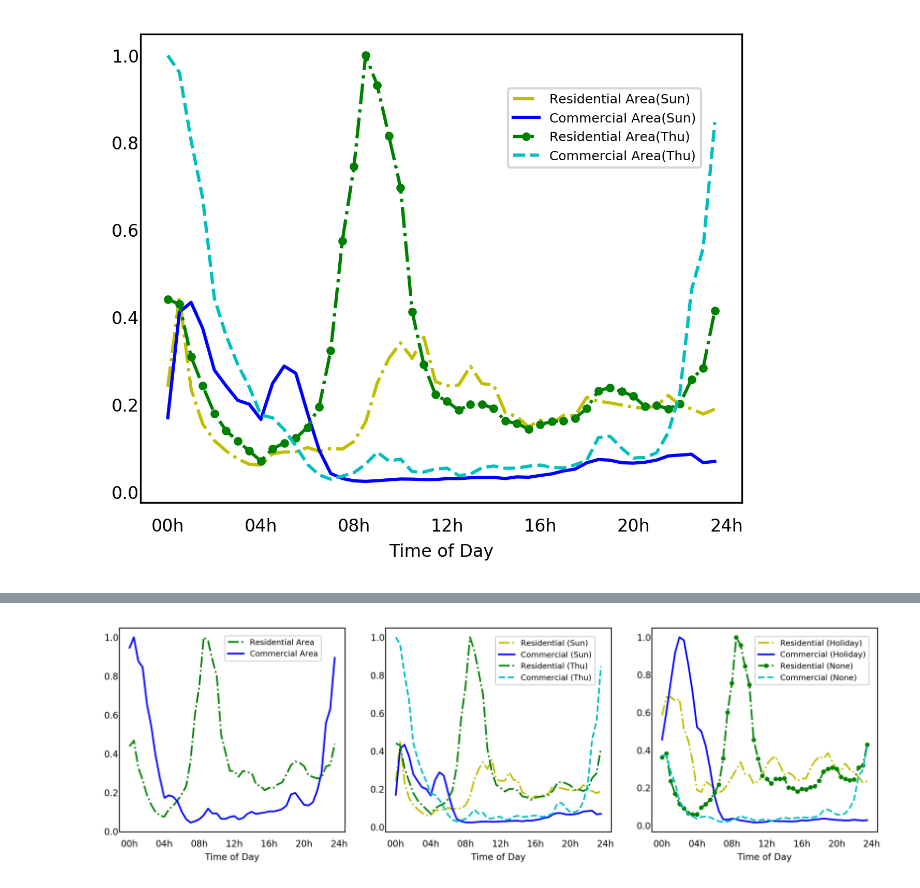
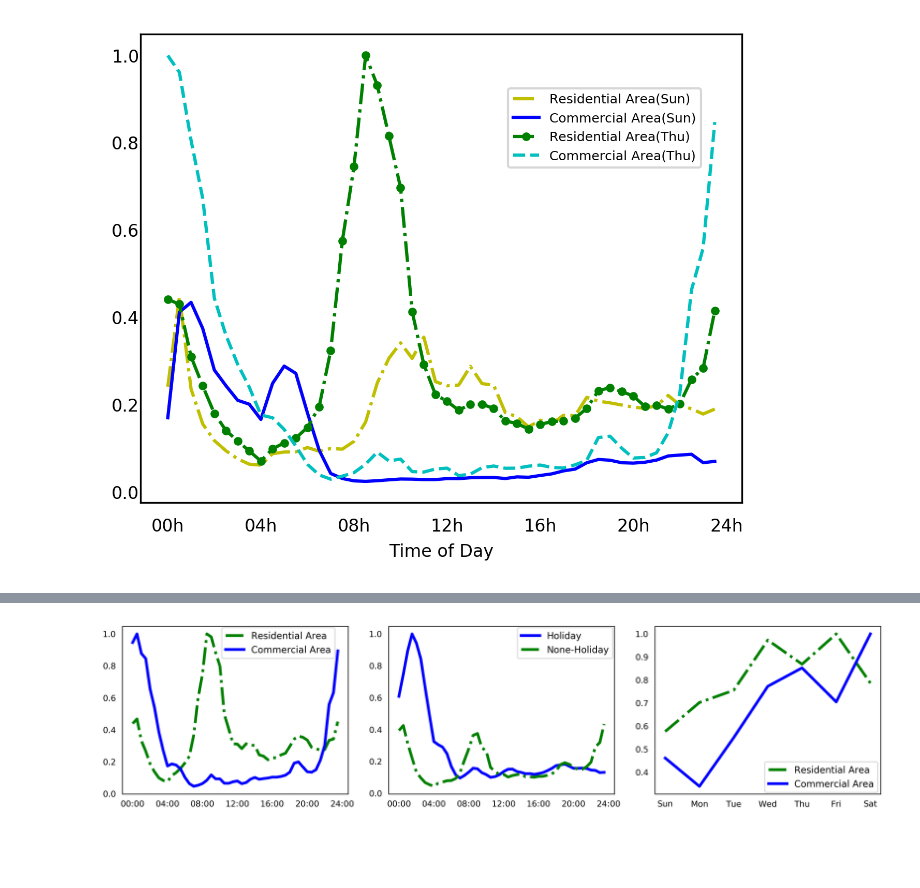
Before and after one commit to giallo41/taxi-demand, a Jupyter notebook: source/output_check.ipynb, the cells around one changed output, grey strips where cells are left out. Drawn from its saved outputs; the diff is of its cells as text; code cells hidden in the pictures; blank space fills up the shorter version.

```diff
--- a/source/output_check.ipynb
+++ b/source/output_check.ipynb
@@ -1238,7 +249,3 @@ for itm in office_col:
 
 for itm in resid_col:
     resid_col_name.append('col_'+str(itm) )
-# %%
-
-df_selected = df_st_train[(df_st_train['time']==16)]#.iloc[:,:2500]
-df_selected.head()
@@ -1453,32 +527,32 @@ plt.legend(bbox_to_anchor=(0.48, 0.85), loc=6,ncol=1, fontsize=8)
 # %%
-fig = plt.figure(figsize=(11, 3), dpi=my_dpi)
+fig = plt.figure(figsize=(12, 3), dpi=my_dpi)
 ax = plt.subplot(131)
 
 #ax.grid(linestyle='-', linewidth=0.5)
 #ytick_list = np.arange(0, 1, 0.1)
 trs_list = range(0, 48)
 
-trs_plot_list = ['00h', '04h','08h','12h', '16h', '20h', '24h', '28h']#, '24h']
+trs_plot_list = ['00:00', '04:00','08:00','12:00', '16:00', '20:00', '24:00', '28h']#, '24h']
 
 
                  #np.arange(0, 48, 4)
 
 #plt.title('Data Distribution')
 
-plt.plot(trs_list, resid_tm, 'g-.', label="Residential Area")
-plt.plot(trs_list, office_tm, 'b-', label="Commercial Area")
+plt.plot(trs_list, resid_tm, 'g-.', label="Residential Area", linewidth=3.0)
+plt.plot(trs_list, office_tm, 'b-', label="Commercial Area", linewidth=3.0)
 
 
 plt.tick_params(axis="both", which="both", bottom="off", top="off",
                     labelbottom="on", left="off", right="off", labelleft="on")
 
-plt.xticks(np.arange(0, 49, 8), trs_plot_list, fontsize=8,color='black', horizontalalignment='center')
+plt.xticks(np.arange(0, 49, 8), trs_plot_list, fontsize=9,color='black', horizontalalignment='center')
 #plt.yticks(ytick_list, ytick_list, fontsize=8,color='black', horizontalalignment='center')
-plt.yticks(fontsize=8,color='black', horizontalalignment='center')
-plt.xlabel('Time of Day',  fontsize=8)
+plt.yticks(fontsize=9,color='black', horizontalalignment='right')
+#plt.xlabel('Time of Day',  fontsize=8)
 #plt.ylabel('MAPE(%)' ,  fontsize=12)
 
-plt.legend(bbox_to_anchor=(0.45, 0.9), loc=6,ncol=1, fontsize=7)
+plt.legend(bbox_to_anchor=(0.42, 0.9), loc=6,ncol=1, fontsize=10)
 
 
 ax = plt.subplot(132)
@@ -1487,53 +561,47 @@ ax = plt.subplot(132)
 #ytick_list = np.arange(10, 41, 5)
 trs_list = range(0, 48)
 #trs_plot_list = np.arange(0, 48, 4)
-trs_plot_list = ['00h', '04h','08h','12h', '16h', '20h', '24h', '28h']#, '24h']
+trs_plot_list = ['00:00', '04:00','08:00','12:00', '16:00', '20:00', '24:00', '28h']#, '24h']
 
 #plt.title('Data Distribution')
 
-plt.plot(trs_list, resid_wk_sun, 'y-.', label="Residential (Sun)")
-plt.plot(trs_list, office_wk_sun, 'b-', label="Commercial (Sun)")
-plt.plot(trs_list, resid_wk_thu, 'g-.', label="Residential (Thu)")
-plt.plot(trs_list, office_wk_thu, 'c--', label="Commercial (Thu)")
+plt.plot(trs_list, wk_holi, 'b-', label="Holiday", linewidth=3.0)
+plt.plot(trs_list, wk_non, 'g-.', label="None-Holiday", linewidth=3.0)
 
 
 plt.tick_params(axis="both", which="both", bottom="off", top="off",
                     labelbottom="on", left="off", right="off", labelleft="on")
 
-plt.xticks(np.arange(0, 49, 8), trs_plot_list, fontsize=8,color='black', horizontalalignment='center')
-plt.yticks(fontsize=8,color='black', horizontalalignment='center')
-plt.xlabel('Time of Day',  fontsize=8)
+plt.xticks(np.arange(0, 49, 8), trs_plot_list, fontsize=9,color='black', horizontalalignment='center')
+plt.yticks(fontsize=9,color='black', horizontalalignment='right')
+#plt.xlabel('Time of Day',  fontsize=8)
 
-plt.legend(bbox_to_anchor=(0.47, 0.84), loc=6,ncol=1, fontsize=7)
+plt.legend(bbox_to_anchor=(0.55, 0.9), loc=6,ncol=1, fontsize=10)
 
 
 ax = plt.subplot(133)
 
 #ax.grid(linestyle='-', linewidth=0.5)
 #ytick_list = np.arange(10, 41, 5)
 trs_list = range(0, 48)
 #trs_plot_list = np.arange(0, 48, 4)
-trs_plot_list = ['00h', '04h','08h','12h', '16h', '20h', '24h', '28h']#, '24h']
+trs_plot_list = ['Sun', 'Mon', 'Tue', 'Wed', 'Thu', 'Fri', 'Sat'] #np.arange(0, 7, 1)
 
-#plt.title('Data Distribution')
-
-plt.plot(trs_list, resid_wk_holi, 'y-.', label="Residential (Holiday)")
-plt.plot(trs_list, office_wk_holi, 'b-', label="Commercial (Holiday)")
-plt.plot(trs_list, resid_wk_non, 'g-..', label="Residential (None)")
-plt.plot(trs_list, office_wk_non, 'c--', label="Commercial (None)")
+plt.plot(np.arange(7), resid_wk, 'g-.', label="Residential Area", linewidth=3.0)
+plt.plot(np.arange(7), office_wk, 'b-', label="Commercial Area", linewidth=3.0)
 
 
 plt.tick_params(axis="both", which="both", bottom="off", top="off",
                     labelbottom="on", left="off", right="off", labelleft="on")
 
-plt.xticks(np.arange(0, 49, 8), trs_plot_list, fontsize=8,color='black', horizontalalignment='center')
-plt.yticks(fontsize=8,color='black', horizontalalignment='center')
-plt.xlabel('Time of Day',  fontsize=8)
+plt.xticks(np.arange(7), trs_plot_list, fontsize=9,color='black', horizontalalignment='center')
+plt.yticks(fontsize=9,color='black', horizontalalignment='right')
+#plt.xlabel('Time of Day',  fontsize=8)
 #plt.ylabel('MAPE(%)' ,  fontsize=12)
 
-plt.legend(bbox_to_anchor=(0.44, 0.84), loc=6,ncol=1, fontsize=7)
+plt.legend(bbox_to_anchor=(0.466, 0.1), loc=6,ncol=1, fontsize=10)
 
-plt.subplots_adjust(top=0.92, bottom=0.08, left=0.10, right=0.95, hspace=0.2, wspace=0.18)
+plt.subplots_adjust(top=0.92, bottom=0.08, left=0.0, right=0.95, hspace=0.2, wspace=0.18)
 # %% [output]
-[figure, old version]
+[figure, new version]
 # %%
```
Also changed, not shown: parts of 78 cells of this notebook.
